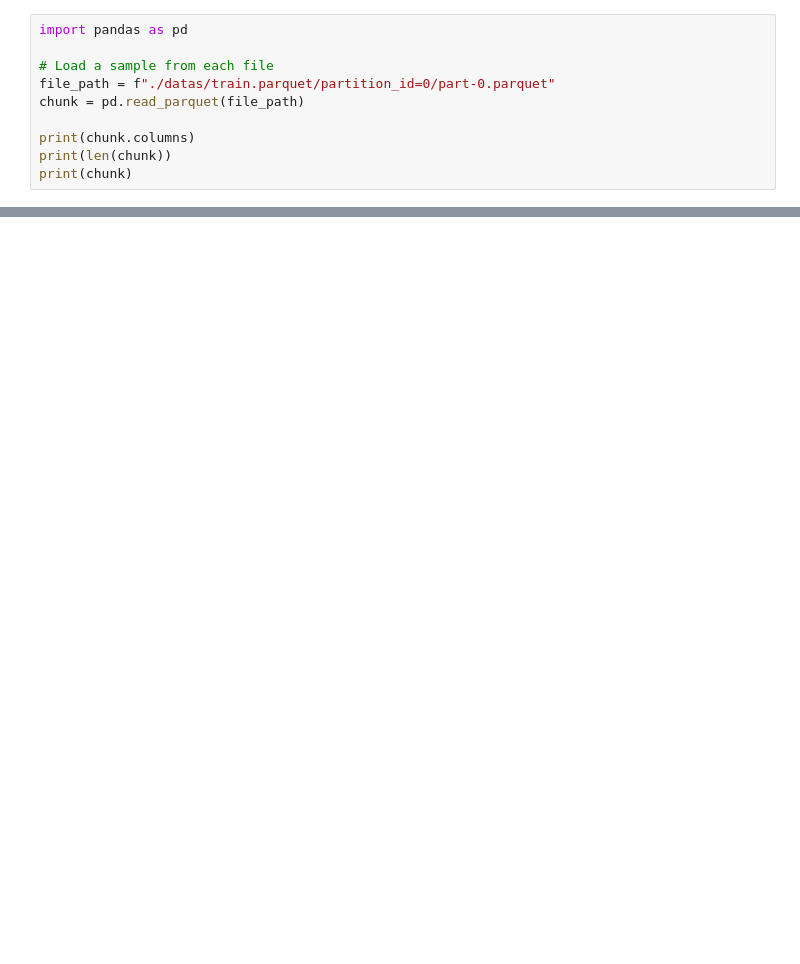
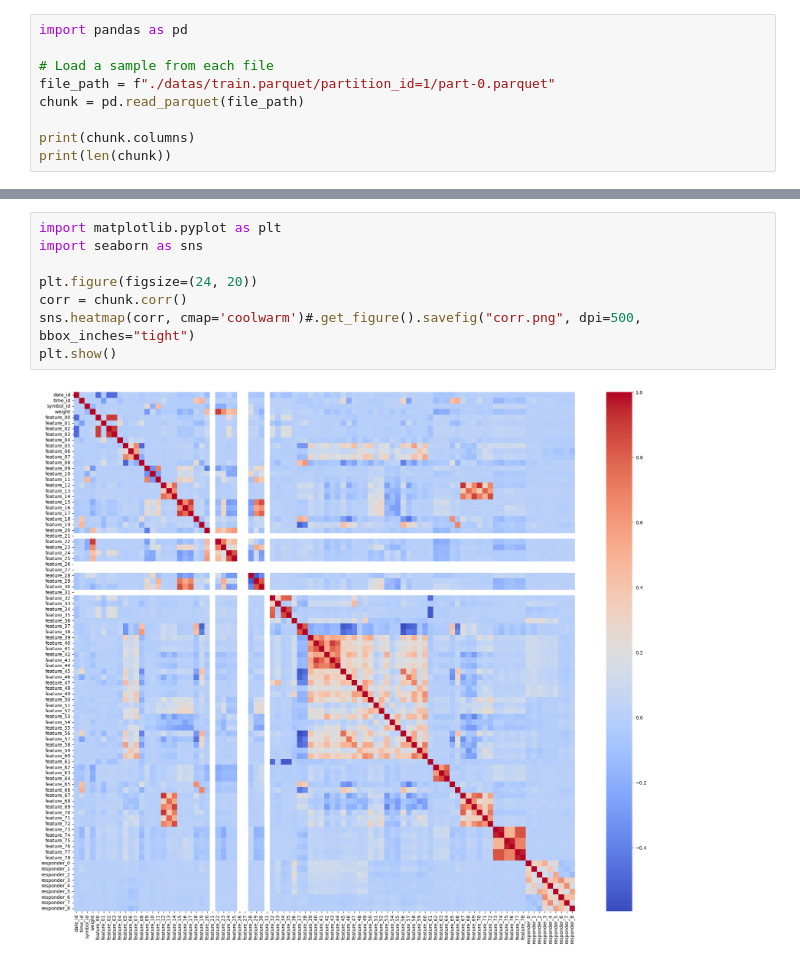
Before and after one commit to Centerwing/JS-Kaggle, a Jupyter notebook: data_view.ipynb, the cells around one changed output, grey strips where cells are left out. Cells and saved outputs as stored; diff of their text form; blank space fills up the shorter version.

Commit message:
update data_view

```diff
--- a/data_view.ipynb
+++ b/data_view.ipynb
@@ -2,12 +2,11 @@
 import pandas as pd
 
 # Load a sample from each file
-file_path = f"./datas/train.parquet/partition_id=0/part-0.parquet"
+file_path = f"./datas/train.parquet/partition_id=1/part-0.parquet"
 chunk = pd.read_parquet(file_path)
 
 print(chunk.columns)
 print(len(chunk))
-print(chunk)
 # %% [output]
 Index(['date_id', 'time_id', 'symbol_id', 'weight', 'feature_00', 'feature_01',
        'feature_02', 'feature_03', 'feature_04', 'feature_05', 'feature_06',
@@ -40,0 +51,10 @@ plt.show()
+# %%
+import matplotlib.pyplot as plt
+import seaborn as sns
+
+plt.figure(figsize=(24, 20))
+corr = chunk.corr()
+sns.heatmap(corr, cmap='coolwarm')#.get_figure().savefig("corr.png", dpi=500, bbox_inches="tight")
+plt.show()
+# %% [output]
+[figure, added]
```
Also changed, not shown: parts of 4 cells of this notebook.
